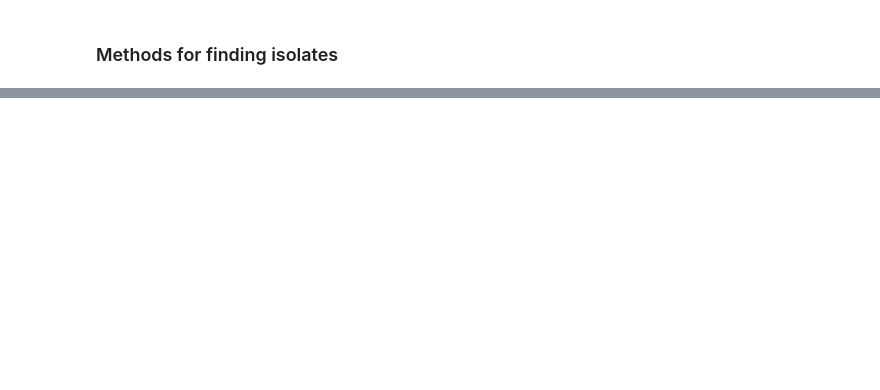
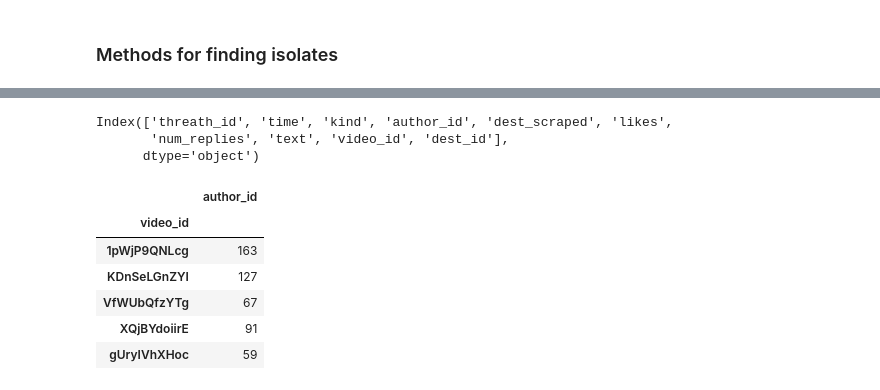
Before and after one commit to RomanNekrasov/SNA4DS, a Jupyter notebook: data_analysis/network_descriptives.ipynb, the cells around one changed output, grey strips where cells are left out. Cells and saved outputs as stored; diff of their text form; code cells hidden in the pictures; blank space fills up the shorter version.

```diff
--- a/data_analysis/network_descriptives.ipynb
+++ b/data_analysis/network_descriptives.ipynb
@@ -209,0 +238,13 @@ Name: num_words, dtype: float64
+# %%
+import seaborn as sns
+import matplotlib.pyplot as plt
+def word_count(s):
+    # Check if the value is a string
+    if isinstance(s, str):
+        return len(s.split())
+    else:
+        return 0
+
+edges['num_words'] = edges['text'].apply(word_count)
+sns.kdeplot(edges['num_words'])
+edges['num_words'].describe()
@@ -209,0 +262,24 @@ Name: num_words, dtype: float64
+# %%
+edges.columns
+# %% [output]
+Index(['threath_id', 'time', 'kind', 'author_id', 'dest_scraped', 'likes',
+       'num_replies', 'text', 'video_id', 'dest_id'],
+      dtype='object')
+# %%
+# ik verwacht dat het gemiddeld aantal reacties per gebruiker voor de video of genders hoger is dan andere videos.
+non_iso = pd.read_csv('../test_data/scraped-15.28 26-10-2023/author_ids_non_isolated.csv')
+
+edges_filtered = edges[edges['author_id'].isin(non_iso['data'])]
+new = edges_filtered[['video_id','author_id']].groupby('video_id').agg(
+    {"author_id": np.count_nonzero, "author_id": pd.Series.nunique}
+)
+# %%
+new
+# %% [output]
+|  | author_id |
+| video_id |  |
+| 1pWjP9QNLcg | 163 |
+| KDnSeLGnZYI | 127 |
+| VfWUbQfzYTg | 67 |
+| XQjBYdoiirE | 91 |
+| gUryIVhXHoc | 59 |
```
Also changed, not shown: parts of 23 cells of this notebook, 1 other file.
